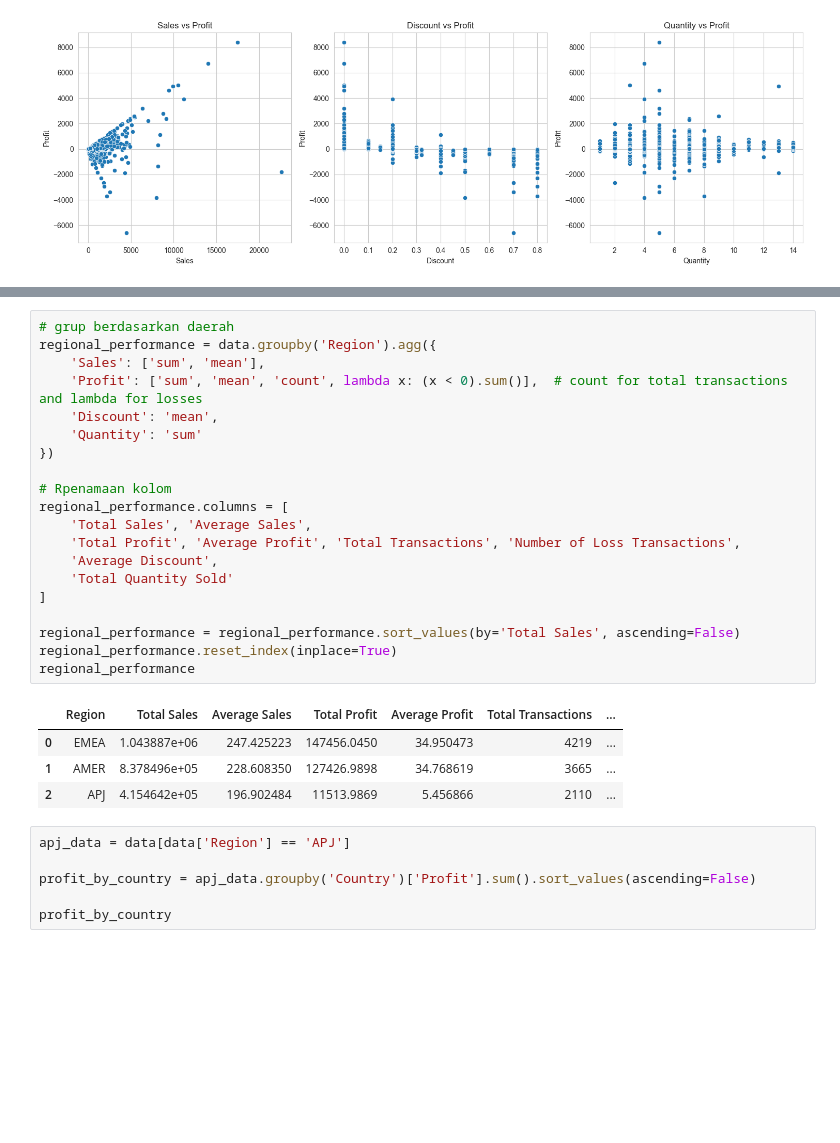
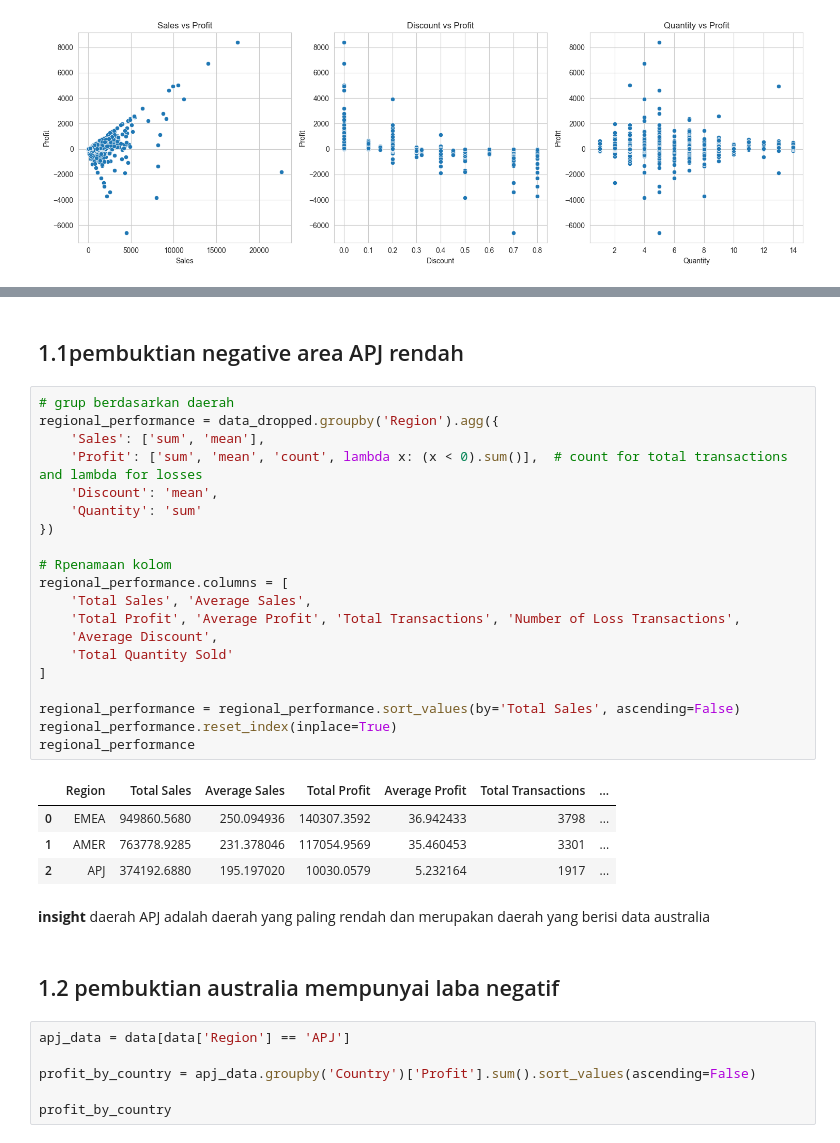
Before and after one commit to andricode23/capstone2SAASSALES, a Jupyter notebook: versi australia.ipynb, the cells around one changed output, grey strips where cells are left out. Saved outputs shown, nothing was run; the diff lists cells and outputs as text; blank space fills up the shorter version.

```diff
--- a/versi australia.ipynb
+++ b/versi australia.ipynb
@@ -580,28 +613,35 @@ kita mulai melihat perbandingan laba berdasarkan wilayah  negara australia
+# %% [markdown]
+## 1.1pembuktian negative area APJ rendah
 # %%
 # grup berdasarkan daerah
-regional_performance = data.groupby('Region').agg({
+regional_performance = data_dropped.groupby('Region').agg({
     'Sales': ['sum', 'mean'],
     'Profit': ['sum', 'mean', 'count', lambda x: (x < 0).sum()],  # count for total transactions and lambda for losses
     'Discount': 'mean',
     'Quantity': 'sum'
 })
 
 # Rpenamaan kolom
 regional_performance.columns = [
     'Total Sales', 'Average Sales',
     'Total Profit', 'Average Profit', 'Total Transactions', 'Number of Loss Transactions',
     'Average Discount',
     'Total Quantity Sold'
 ]
 
 regional_performance = regional_performance.sort_values(by='Total Sales', ascending=False)
 regional_performance.reset_index(inplace=True)
 regional_performance
 # %% [output]
 |  | Region | Total Sales | Average Sales | Total Profit | Average Profit | Total Transactions | ... |
-| 0 | EMEA | 1.043887e+06 | 247.425223 | 147456.0450 | 34.950473 | 4219 | ... |
-| 1 | AMER | 8.378496e+05 | 228.608350 | 127426.9898 | 34.768619 | 3665 | ... |
-| 2 | APJ | 4.154642e+05 | 196.902484 | 11513.9869 | 5.456866 | 2110 | ... |
+| 0 | EMEA | 949860.5680 | 250.094936 | 140307.3592 | 36.942433 | 3798 | ... |
+| 1 | AMER | 763778.9285 | 231.378046 | 117054.9569 | 35.460453 | 3301 | ... |
+| 2 | APJ | 374192.6880 | 195.197020 | 10030.0579 | 5.232164 | 1917 | ... |
+# %% [markdown]
+__insight__
+daerah APJ adalah daerah yang paling rendah dan merupakan daerah yang berisi data australia
+# %% [markdown]
+## 1.2 pembuktian australia mempunyai laba negatif
 # %%
 apj_data = data[data['Region'] == 'APJ']
 
```
Also changed, not shown: parts of 150 cells of this notebook.
